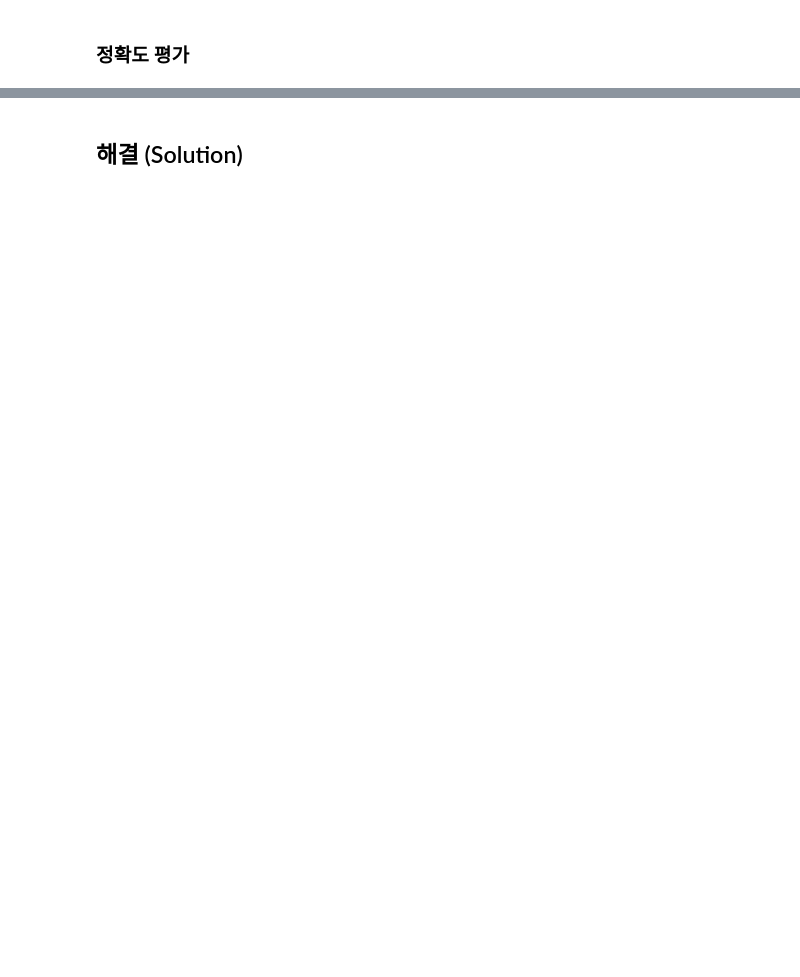
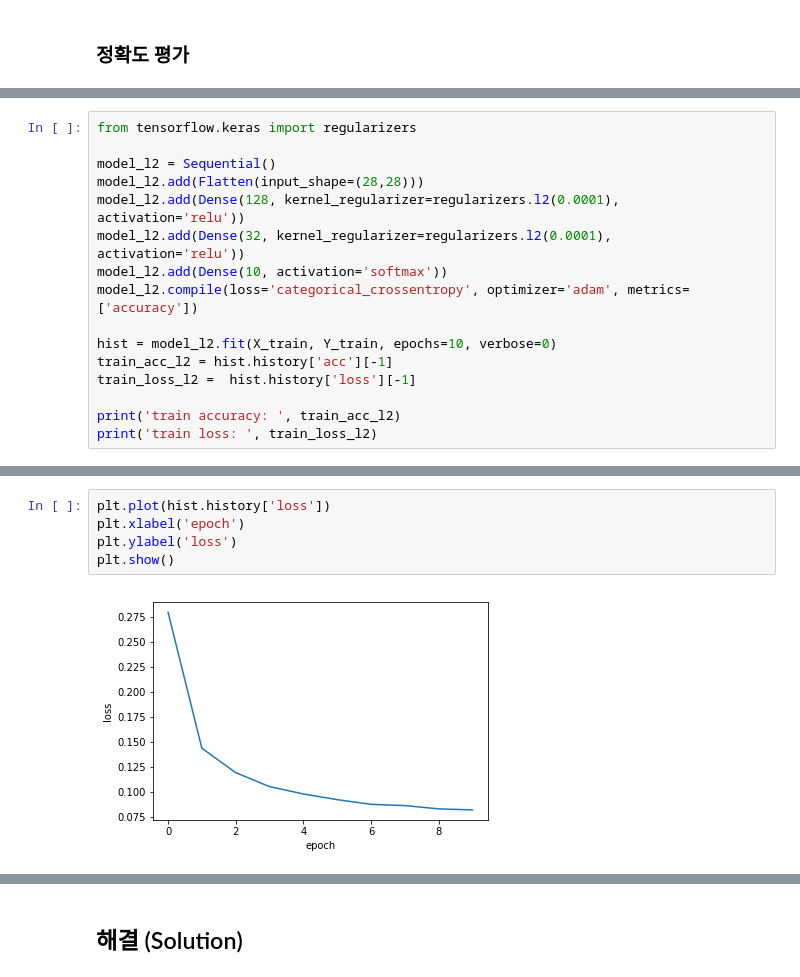
Before and after one commit to skettee/notebooks, a Jupyter notebook: neural_network_mnist.ipynb, the cells around one changed output, grey strips where cells are left out. Cells and saved outputs as stored; diff of their text form; blank space fills up the shorter version.

```diff
--- a/neural_network_mnist.ipynb
+++ b/neural_network_mnist.ipynb
@@ -374,0 +416,16 @@ print('테스트 손실율: ', test_loss)
+# %%
+from tensorflow.keras import regularizers
+
+model_l2 = Sequential()
+model_l2.add(Flatten(input_shape=(28,28)))
+model_l2.add(Dense(128, kernel_regularizer=regularizers.l2(0.0001), activation='relu'))
+model_l2.add(Dense(32, kernel_regularizer=regularizers.l2(0.0001), activation='relu'))
+model_l2.add(Dense(10, activation='softmax'))
+model_l2.compile(loss='categorical_crossentropy', optimizer='adam', metrics=['accuracy'])
+
+hist = model_l2.fit(X_train, Y_train, epochs=10, verbose=0)
+train_acc_l2 = hist.history['acc'][-1]
+train_loss_l2 =  hist.history['loss'][-1]
+
+print('train accuracy: ', train_acc_l2)
+print('train loss: ', train_loss_l2)
@@ -374,0 +435,7 @@ print('테스트 손실율: ', test_loss)
+# %%
+plt.plot(hist.history['loss'])
+plt.xlabel('epoch')
+plt.ylabel('loss')
+plt.show()
+# %% [output]
+[figure, added]
```
Also changed, not shown: parts of 15 cells of this notebook, 3 other files.
